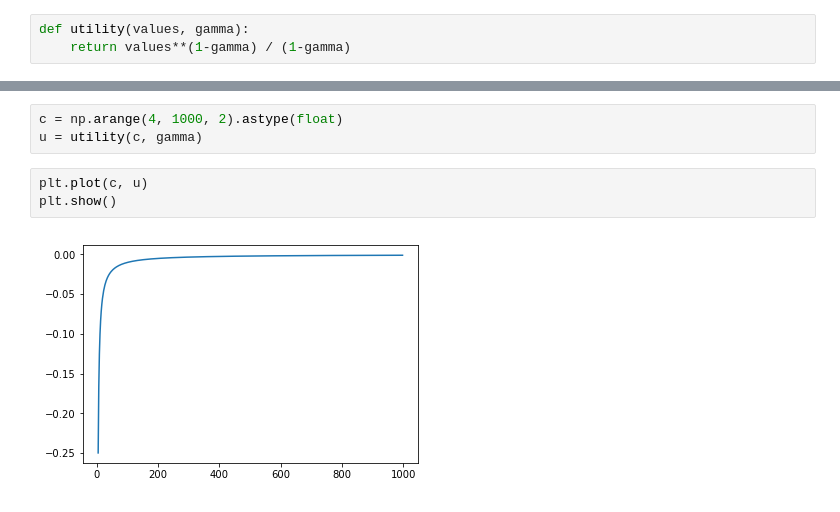
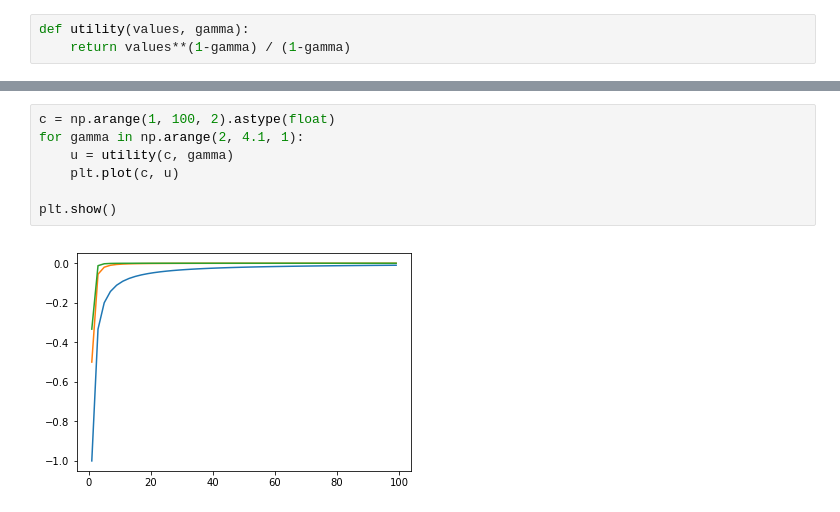
Before and after one commit to Quintus-Zhang/Tracer, a Jupyter notebook: jupyter/expanding_grid.ipynb, the cells around one changed output, grey strips where cells are left out. Cells and saved outputs as stored; diff of their text form.

```diff
--- a/jupyter/expanding_grid.ipynb
+++ b/jupyter/expanding_grid.ipynb
@@ -139,8 +154,9 @@ gamma = 2
 # %%
-c = np.arange(4, 1000, 2).astype(float)
-u = utility(c, gamma)
+c = np.arange(1, 100, 2).astype(float)
+for gamma in np.arange(2, 4.1, 1):
+    u = utility(c, gamma)
+    plt.plot(c, u)
+
+plt.show()
+# %% [output]
+[figure, added]
-# %%
-plt.plot(c, u)
-plt.show()
-# %% [output]
-[figure, removed]
```
Also changed, not shown: parts of 8 cells of this notebook, 3 other files.
